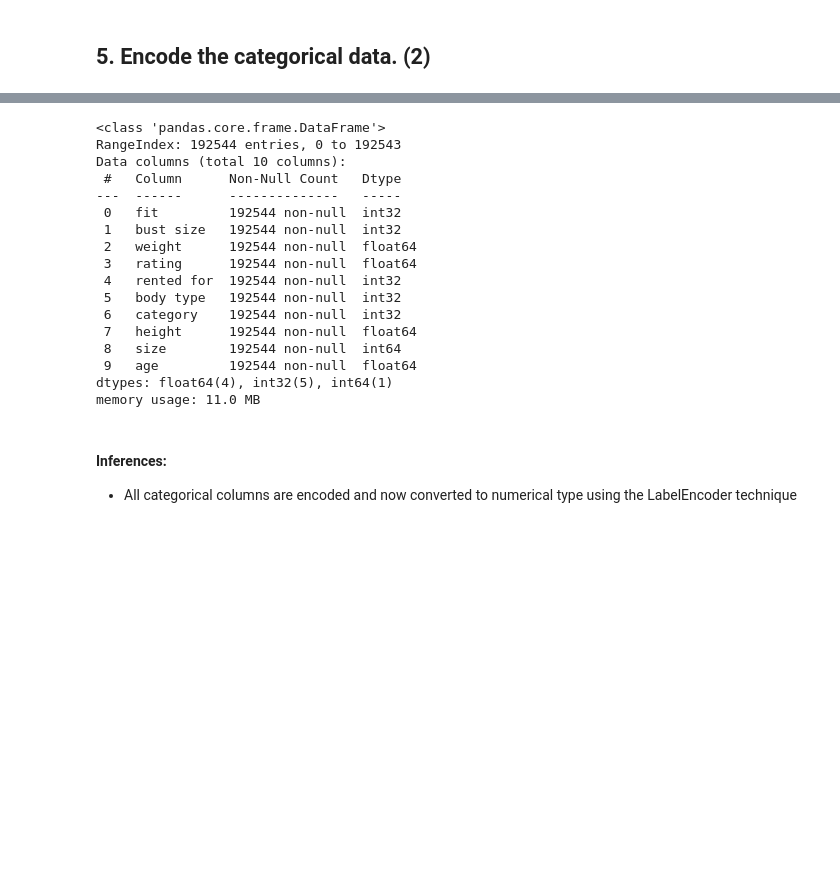
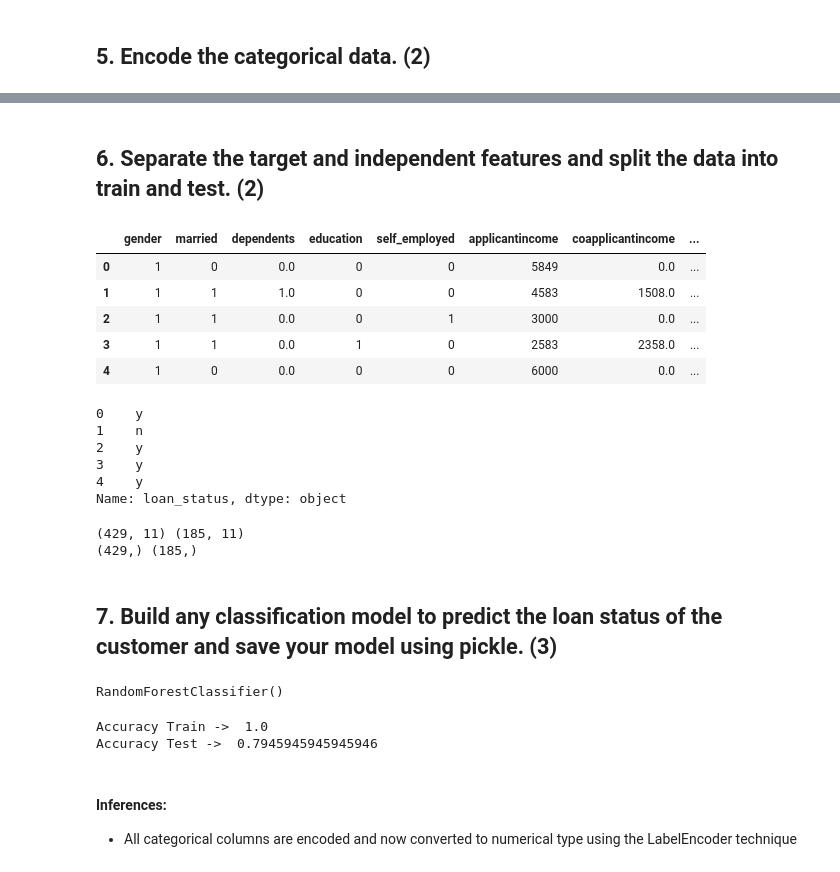
Before and after one commit to AritraKumarDas/G2B4_Project3_PythonForDS, a Jupyter notebook: Python Group Project 3/Python_GroupProject3-G2B4.ipynb, the cells around one changed output, grey strips where cells are left out. Saved outputs shown, nothing was run; the diff lists cells and outputs as text; code cells hidden in the pictures; blank space fills up the shorter version.

```diff
--- a/Python Group Project 3/Python_GroupProject3-G2B4.ipynb
+++ b/Python Group Project 3/Python_GroupProject3-G2B4.ipynb
@@ -214,22 +275,54 @@ df.sample(5)
-# %%
-## Checking whether all columns changed to numeric datatypes(int/float)
-
-df.info()
-# %% [output]
-<class 'pandas.core.frame.DataFrame'>
-RangeIndex: 192544 entries, 0 to 192543
-Data columns (total 10 columns):
- #   Column      Non-Null Count   Dtype
----  ------      --------------   -----
- 0   fit         192544 non-null  int32
- 1   bust size   192544 non-null  int32
- 2   weight      192544 non-null  float64
- 3   rating      192544 non-null  float64
- 4   rented for  192544 non-null  int32
- 5   body type   192544 non-null  int32
- 6   category    192544 non-null  int32
- 7   height      192544 non-null  float64
- 8   size        192544 non-null  int64
- 9   age         192544 non-null  float64
-dtypes: float64(4), int32(5), int64(1)
-memory usage: 11.0 MB
+# %% [markdown]
+## 6. Separate the target and independent features and split the data into train and test. (2)
+# %%
+X = df.drop(columns=['loan_status'],axis=1)
+y= df['loan_status']
+# %%
+X.head()
+# %% [output]
+|  | gender | married | dependents | education | self_employed | applicantincome | coapplicantincome | ... |
+| 0 | 1 | 0 | 0.0 | 0 | 0 | 5849 | 0.0 | ... |
+| 1 | 1 | 1 | 1.0 | 0 | 0 | 4583 | 1508.0 | ... |
+| 2 | 1 | 1 | 0.0 | 0 | 1 | 3000 | 0.0 | ... |
+| 3 | 1 | 1 | 0.0 | 1 | 0 | 2583 | 2358.0 | ... |
+| 4 | 1 | 0 | 0.0 | 0 | 0 | 6000 | 0.0 | ... |
+# %%
+y.head()
+# %% [output]
+0    y
+1    n
+2    y
+3    y
+4    y
+Name: loan_status, dtype: object
+# %%
+## Split the data in to train and test
+
+X_train, X_test, y_train, y_test = train_test_split(X,y,test_size=0.3, random_state=0)
+print(X_train.shape, X_test.shape)
+print(y_train.shape, y_test.shape)
+# %% [output]
+(429, 11) (185, 11)
+(429,) (185,)
+# %% [markdown]
+## 7. Build any classification model to predict the loan status of the customer and save your model using pickle. (3)
+# %%
+rf = RandomForestClassifier()
+rf.fit(X_train,y_train)
+# %% [output]
+RandomForestClassifier()
+# %%
+## Accuracy check
+
+y_train_pred = rf.predict(X_train)
+y_test_pred = rf.predict(X_test)
+
+
+accuracy_train = accuracy_score(y_train, y_train_pred)
+accuracy_test = accuracy_score(y_test, y_test_pred)
+
+print('Accuracy Train -> ', accuracy_train)
+print("Accuracy Test -> ", accuracy_test)
+# %% [output]
+Accuracy Train ->  1.0
+Accuracy Test ->  0.7945945945945946
```
Also changed, not shown: parts of 59 cells of this notebook, 1 other file.
